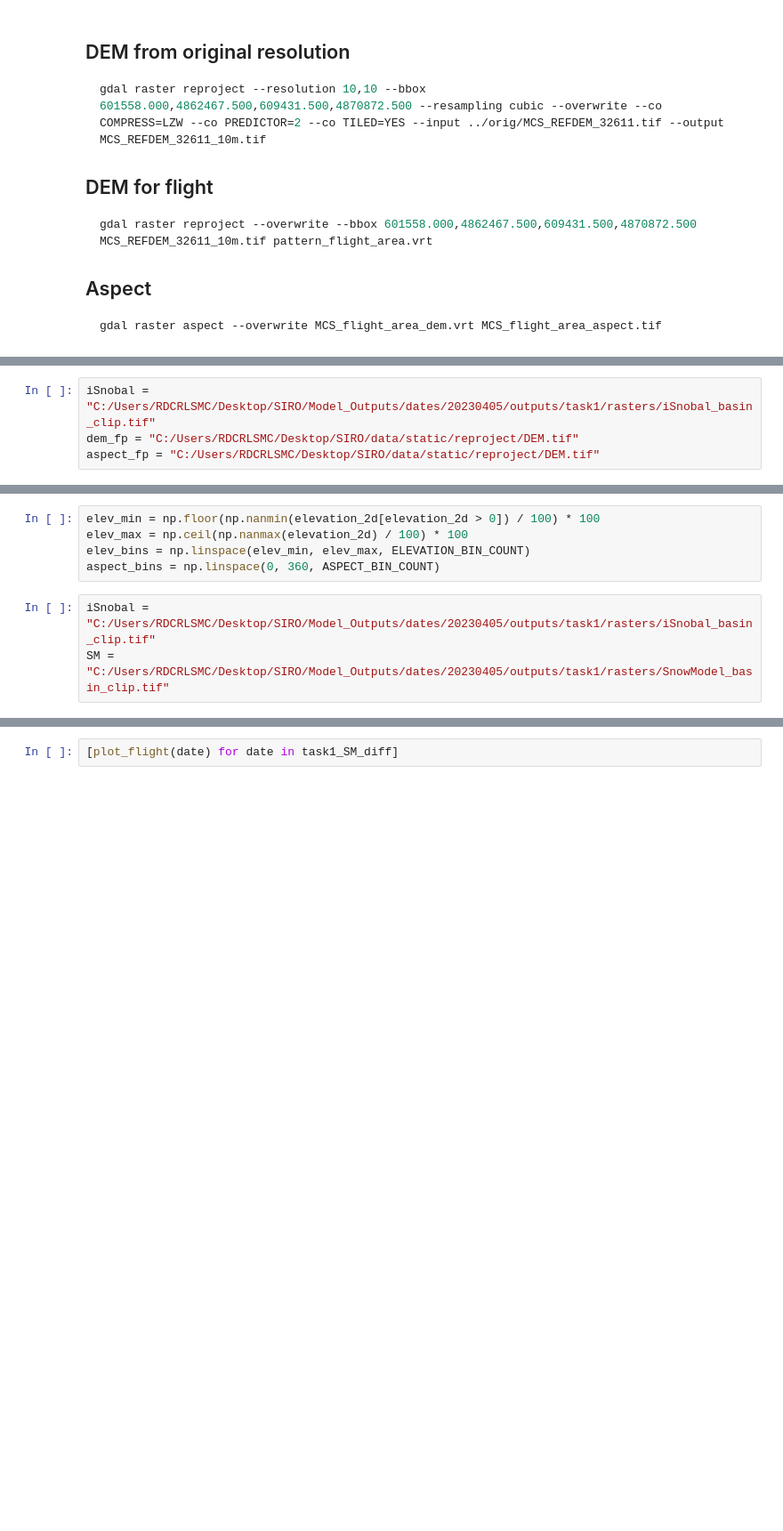
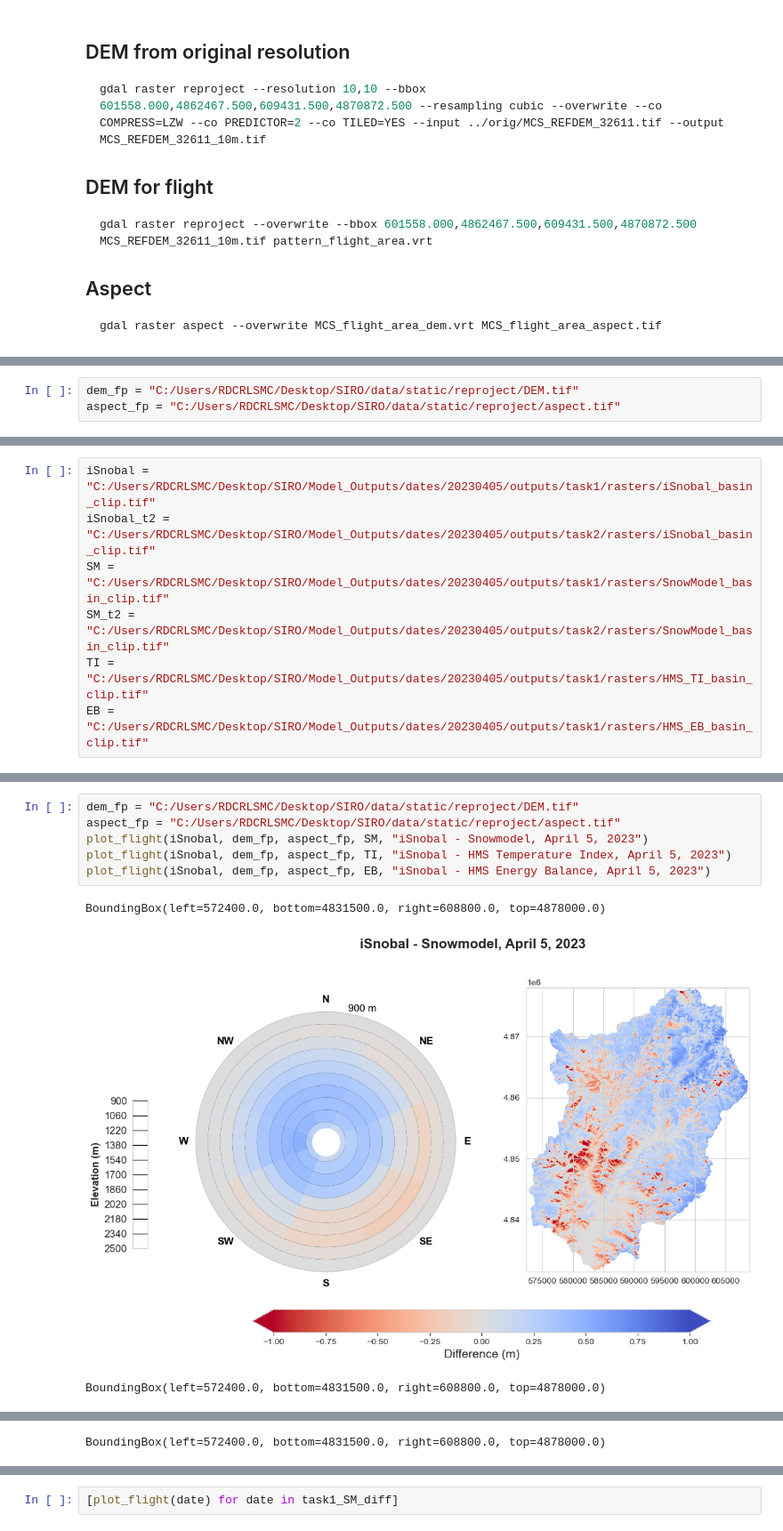
Before and after one commit to naniciafone/SIRO, a Jupyter notebook: notebooks/Polar_plot_joe_copy.ipynb, the cells around one changed output, grey strips where cells are left out. Shown at 89% size. Drawn from its saved outputs; the diff is of its cells as text; blank space fills up the shorter version.

```diff
--- a/notebooks/Polar_plot_joe_copy.ipynb
+++ b/notebooks/Polar_plot_joe_copy.ipynb
@@ -32,4 +35,3 @@ gdal raster aspect --overwrite MCS_flight_area_dem.vrt MCS_flight_area_aspect.ti
 # %%
-iSnobal = "C:/Users/RDCRLSMC/Desktop/SIRO/Model_Outputs/dates/20230405/outputs/task1/rasters/iSnobal_basin_clip.tif"
 dem_fp = "C:/Users/RDCRLSMC/Desktop/SIRO/data/static/reproject/DEM.tif"
-aspect_fp = "C:/Users/RDCRLSMC/Desktop/SIRO/data/static/reproject/DEM.tif"
+aspect_fp = "C:/Users/RDCRLSMC/Desktop/SIRO/data/static/reproject/aspect.tif"
@@ -89,8 +38,7 @@ print(source.shape, elevation_2d.shape, aspect_2d.shape)
-# %%
-elev_min = np.floor(np.nanmin(elevation_2d[elevation_2d > 0]) / 100) * 100
-elev_max = np.ceil(np.nanmax(elevation_2d) / 100) * 100
-elev_bins = np.linspace(elev_min, elev_max, ELEVATION_BIN_COUNT)
-aspect_bins = np.linspace(0, 360, ASPECT_BIN_COUNT)
 # %%
 iSnobal = "C:/Users/RDCRLSMC/Desktop/SIRO/Model_Outputs/dates/20230405/outputs/task1/rasters/iSnobal_basin_clip.tif"
+iSnobal_t2 = "C:/Users/RDCRLSMC/Desktop/SIRO/Model_Outputs/dates/20230405/outputs/task2/rasters/iSnobal_basin_clip.tif"
 SM = "C:/Users/RDCRLSMC/Desktop/SIRO/Model_Outputs/dates/20230405/outputs/task1/rasters/SnowModel_basin_clip.tif"
+SM_t2 = "C:/Users/RDCRLSMC/Desktop/SIRO/Model_Outputs/dates/20230405/outputs/task2/rasters/SnowModel_basin_clip.tif"
+TI = "C:/Users/RDCRLSMC/Desktop/SIRO/Model_Outputs/dates/20230405/outputs/task1/rasters/HMS_TI_basin_clip.tif"
+EB = "C:/Users/RDCRLSMC/Desktop/SIRO/Model_Outputs/dates/20230405/outputs/task1/rasters/HMS_EB_basin_clip.tif"
@@ -218,0 +216,10 @@ def plot_flight(source_fp, reference_fp):
+# %%
+dem_fp = "C:/Users/RDCRLSMC/Desktop/SIRO/data/static/reproject/DEM.tif"
+aspect_fp = "C:/Users/RDCRLSMC/Desktop/SIRO/data/static/reproject/aspect.tif"
+plot_flight(iSnobal, dem_fp, aspect_fp, SM, "iSnobal - Snowmodel, April 5, 2023")
+plot_flight(iSnobal, dem_fp, aspect_fp, TI, "iSnobal - HMS Temperature Index, April 5, 2023")
+plot_flight(iSnobal, dem_fp, aspect_fp, EB, "iSnobal - HMS Energy Balance, April 5, 2023")
+# %% [output]
+BoundingBox(left=572400.0, bottom=4831500.0, right=608800.0, top=4878000.0)
+[figure, added]
+BoundingBox(left=572400.0, bottom=4831500.0, right=608800.0, top=4878000.0)
@@ -218,0 +227 @@ def plot_flight(source_fp, reference_fp):
+BoundingBox(left=572400.0, bottom=4831500.0, right=608800.0, top=4878000.0)
```
Also changed, not shown: parts of 13 cells of this notebook.
